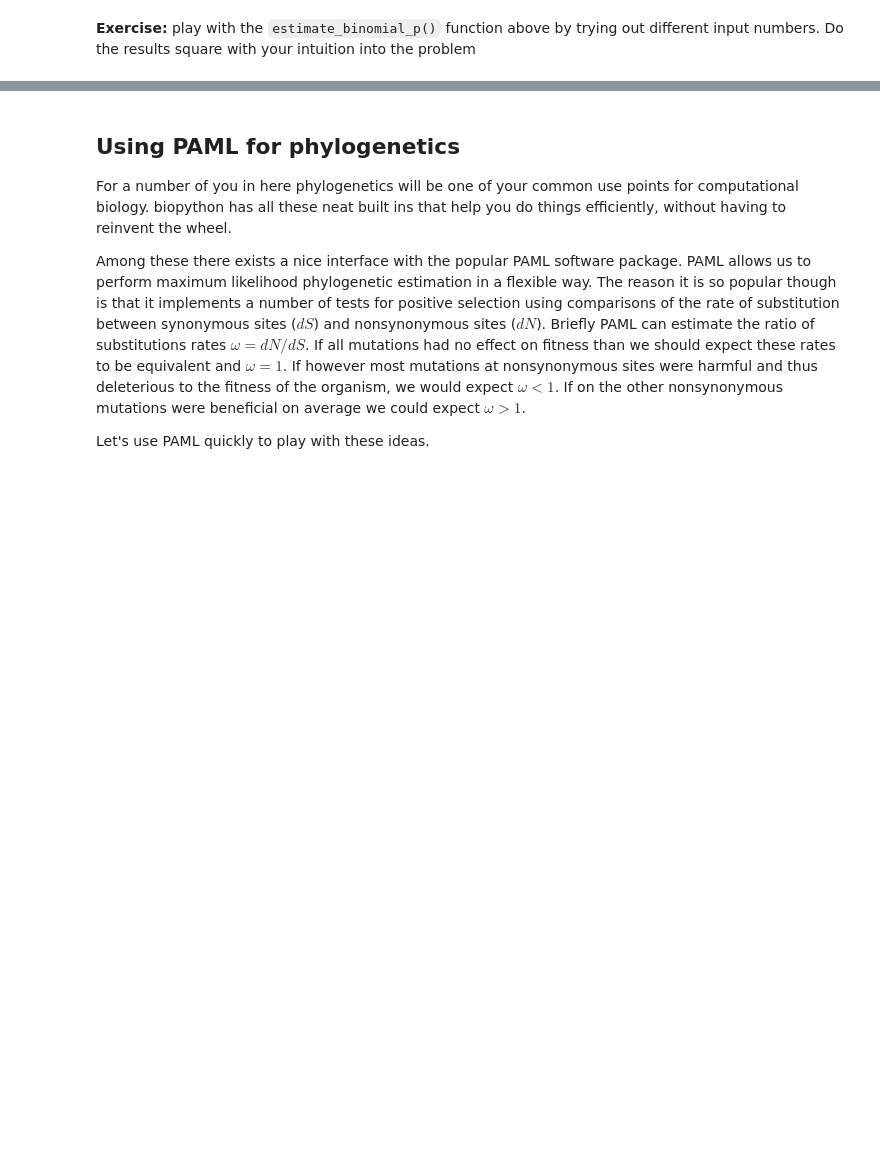
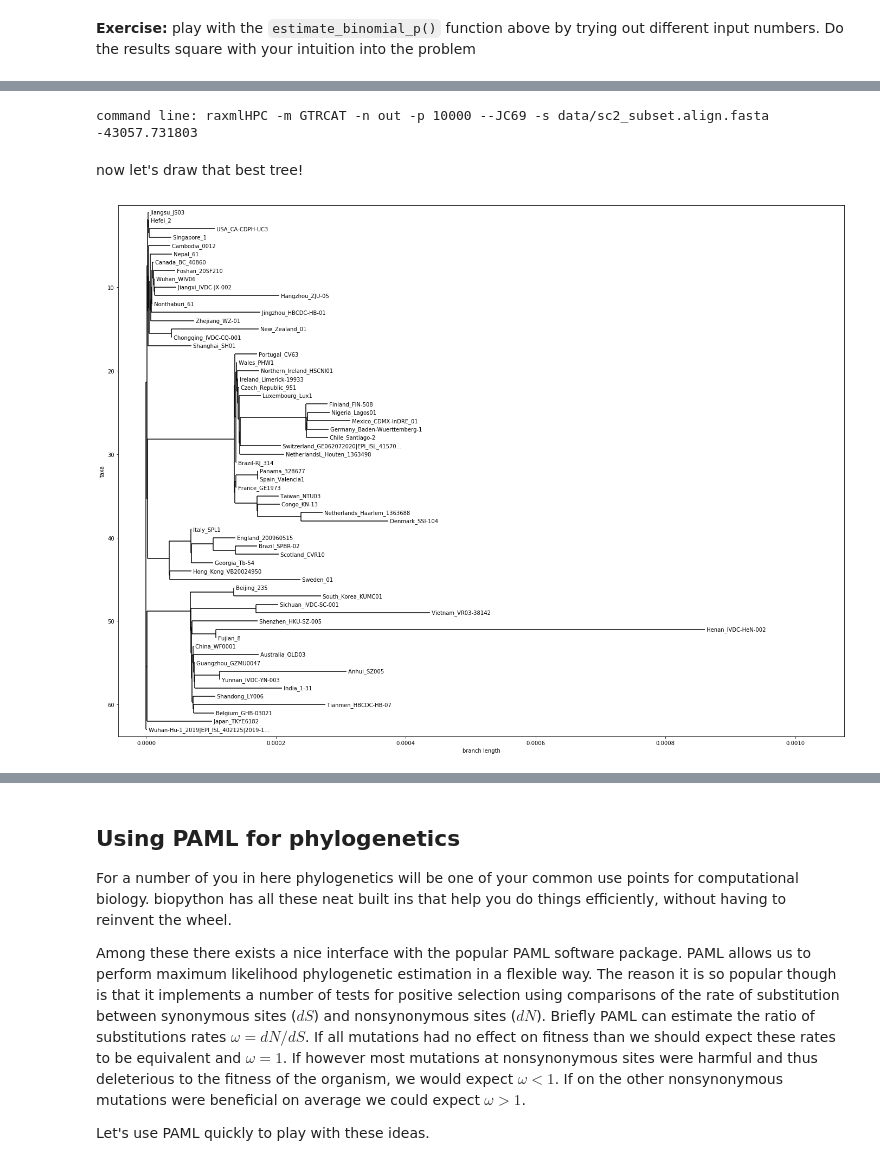
Before and after one commit to andrewkern/bio399, a Jupyter notebook: week4.ipynb, the cells around one changed output, grey strips where cells are left out. Cells and saved outputs as stored; diff of their text form; code cells hidden in the pictures; blank space fills up the shorter version.

```diff
--- a/week4.ipynb
+++ b/week4.ipynb
@@ -372,0 +380,36 @@ estimate_binomial_p(9, 10)
+# %%
+import os
+
+#define the command line to run
+raxml_cline = "raxmlHPC -m GTRCAT -n out -p 10000 --JC69 -s data/sc2_subset.align.fasta"
+print("command line: "+raxml_cline)
+
+#a function to get likelihood results
+def get_lik(file):
+    # get likelihood
+    with open(file, "r") as f:
+        for line in f:
+            tok = line.split()
+            if len(tok) > 0 and tok[0] == 'Final':
+                lik = float(tok[-1])
+    return(lik)
+
+# clean out previous results
+if os.path.exists("RAxML_bestTree.out"):
+    [os.remove(x) for x in os.listdir(".") if 'RAxML' in x]
+
+# now run raxml using os.system
+os.system(raxml_cline)
+best_tree = Phylo.read("RAxML_bestTree.out", "newick")
+lik = get_lik("RAxML_info.out")
+print(lik)
+# %% [output]
+command line: raxmlHPC -m GTRCAT -n out -p 10000 --JC69 -s data/sc2_subset.align.fasta
+-43057.731803
+# %% [markdown]
+now let's draw that best tree!
+# %%
+fig,ax = plt.subplots(figsize=[24,18])
+Phylo.draw(best_tree,axes=ax)
+# %% [output]
+[figure, added]
```
Also changed, not shown: parts of 7 cells of this notebook, 7 other files.
